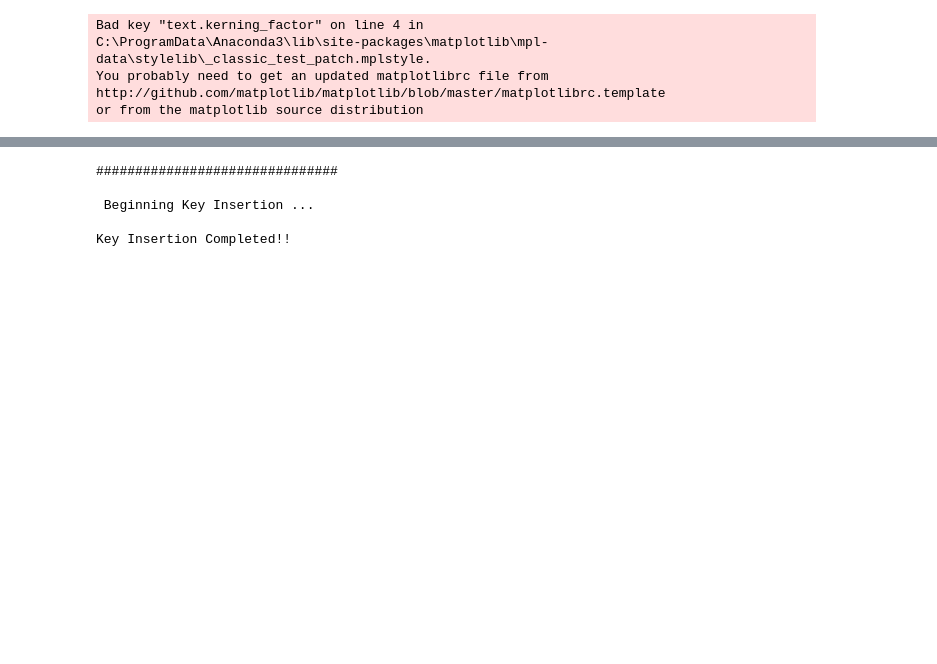
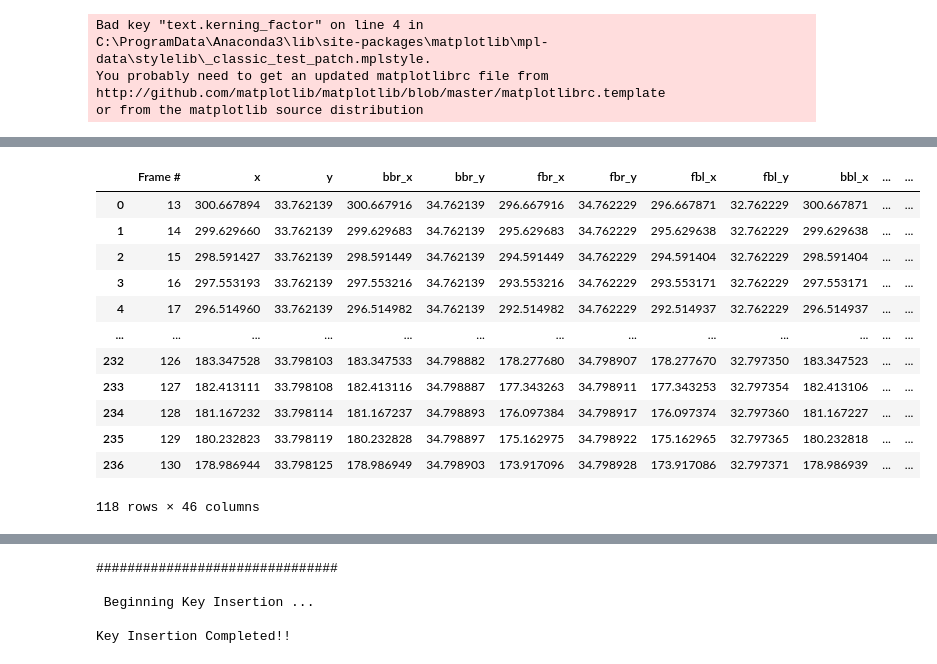
Before and after one commit to yanb514/I24-postprocessing, a Jupyter notebook: I24_3D_rectification.ipynb, the cells around one changed output, grey strips where cells are left out. Drawn from its saved outputs; the diff is of its cells as text; code cells hidden in the pictures; blank space fills up the shorter version.

```diff
--- a/I24_3D_rectification.ipynb
+++ b/I24_3D_rectification.ipynb
@@ -67,0 +88,16 @@ df
+# %%
+car
+# %% [output]
+|  | Frame # | x | y | bbr_x | bbr_y | fbr_x | fbr_y | fbl_x | fbl_y | bbl_x | ... | ... |
+| 0 | 13 | 300.667894 | 33.762139 | 300.667916 | 34.762139 | 296.667916 | 34.762229 | 296.667871 | 32.762229 | 300.667871 | ... | ... |
+| 1 | 14 | 299.629660 | 33.762139 | 299.629683 | 34.762139 | 295.629683 | 34.762229 | 295.629638 | 32.762229 | 299.629638 | ... | ... |
+| 2 | 15 | 298.591427 | 33.762139 | 298.591449 | 34.762139 | 294.591449 | 34.762229 | 294.591404 | 32.762229 | 298.591404 | ... | ... |
+| 3 | 16 | 297.553193 | 33.762139 | 297.553216 | 34.762139 | 293.553216 | 34.762229 | 293.553171 | 32.762229 | 297.553171 | ... | ... |
+| 4 | 17 | 296.514960 | 33.762139 | 296.514982 | 34.762139 | 292.514982 | 34.762229 | 292.514937 | 32.762229 | 296.514937 | ... | ... |
+| ... | ... | ... | ... | ... | ... | ... | ... | ... | ... | ... | ... | ... |
+| 232 | 126 | 183.347528 | 33.798103 | 183.347533 | 34.798882 | 178.277680 | 34.798907 | 178.277670 | 32.797350 | 183.347523 | ... | ... |
+| 233 | 127 | 182.413111 | 33.798108 | 182.413116 | 34.798887 | 177.343263 | 34.798911 | 177.343253 | 32.797354 | 182.413106 | ... | ... |
+| 234 | 128 | 181.167232 | 33.798114 | 181.167237 | 34.798893 | 176.097384 | 34.798917 | 176.097374 | 32.797360 | 181.167227 | ... | ... |
+| 235 | 129 | 180.232823 | 33.798119 | 180.232828 | 34.798897 | 175.162975 | 34.798922 | 175.162965 | 32.797365 | 180.232818 | ... | ... |
+| 236 | 130 | 178.986944 | 33.798125 | 178.986949 | 34.798903 | 173.917096 | 34.798928 | 173.917086 | 32.797371 | 178.986939 | ... | ... |
+118 rows × 46 columns
```
Also changed, not shown: parts of 10 cells of this notebook, 10 other files.
